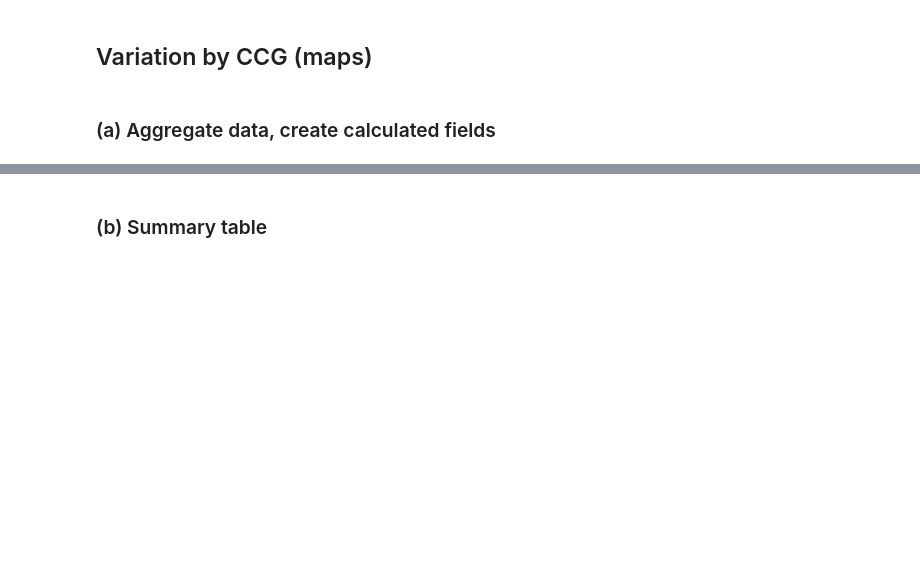
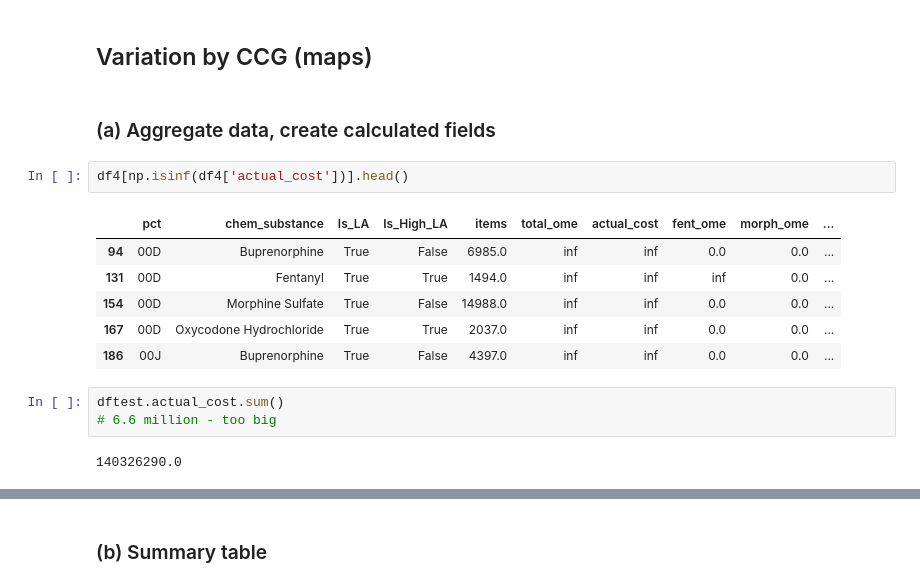
Before and after one commit to ebmdatalab/opioid_prescribing_paper, a Jupyter notebook: analysis/Opioids - updated analysis.ipynb, the cells around one changed output, grey strips where cells are left out. Drawn from its saved outputs; the diff is of its cells as text; blank space fills up the shorter version.

```diff
--- a/analysis/Opioids - updated analysis.ipynb
+++ b/analysis/Opioids - updated analysis.ipynb
@@ -866,3 +880,17 @@ plt.show()
 ## Variation by CCG (maps)
 # %% [markdown]
 ### (a) Aggregate data, create calculated fields
+# %%
+df4[np.isinf(df4['actual_cost'])].head()
+# %% [output]
+|  | pct | chem_substance | Is_LA | Is_High_LA | items | total_ome | actual_cost | fent_ome | morph_ome | ... |
+| 94 | 00D | Buprenorphine | True | False | 6985.0 | inf | inf | 0.0 | 0.0 | ... |
+| 131 | 00D | Fentanyl | True | True | 1494.0 | inf | inf | inf | 0.0 | ... |
+| 154 | 00D | Morphine Sulfate | True | False | 14988.0 | inf | inf | 0.0 | 0.0 | ... |
+| 167 | 00D | Oxycodone Hydrochloride | True | True | 2037.0 | inf | inf | 0.0 | 0.0 | ... |
+| 186 | 00J | Buprenorphine | True | False | 4397.0 | inf | inf | 0.0 | 0.0 | ... |
+# %%
+dftest.actual_cost.sum()
+# 6.6 million - too big
+# %% [output]
+140326290.0
```
Also changed, not shown: parts of 31 cells of this notebook.
